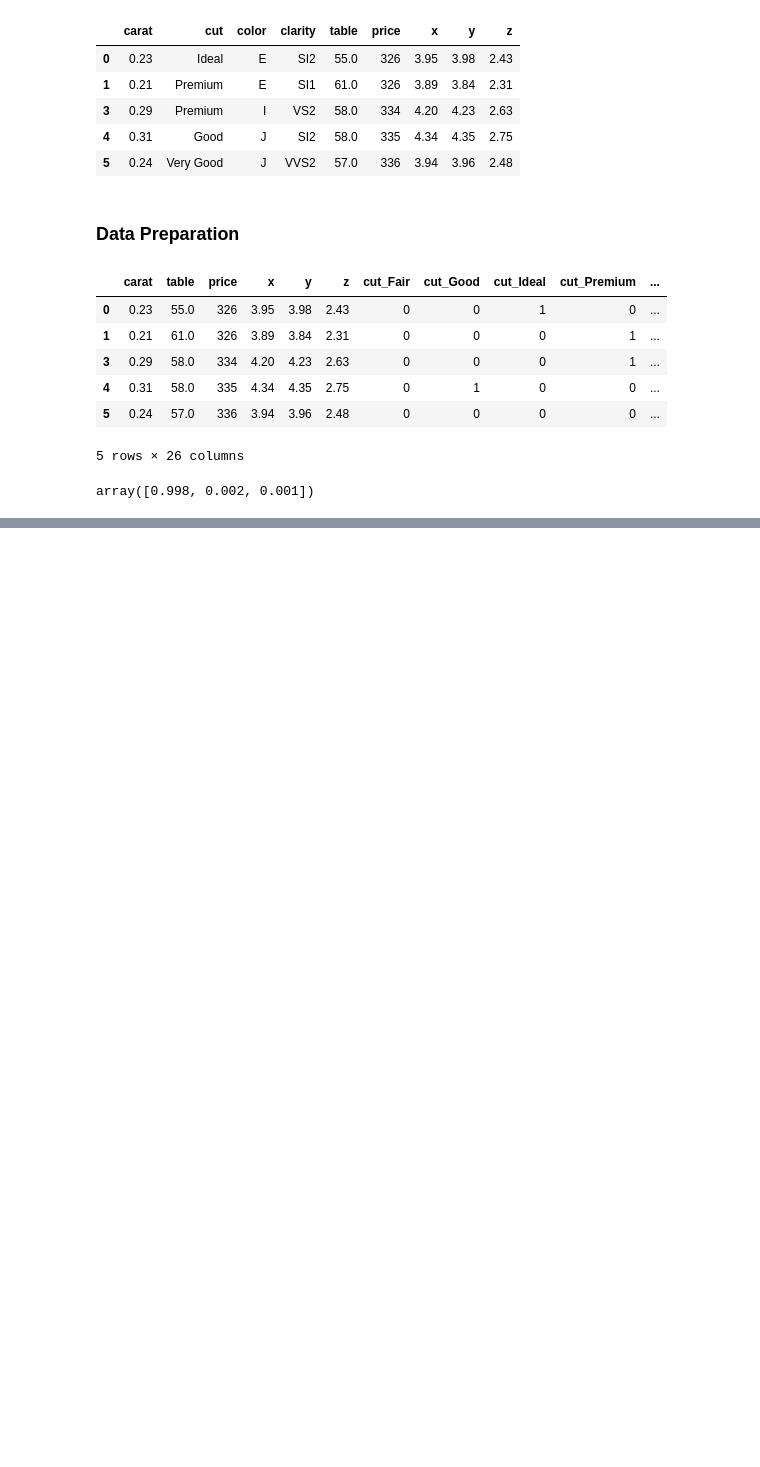
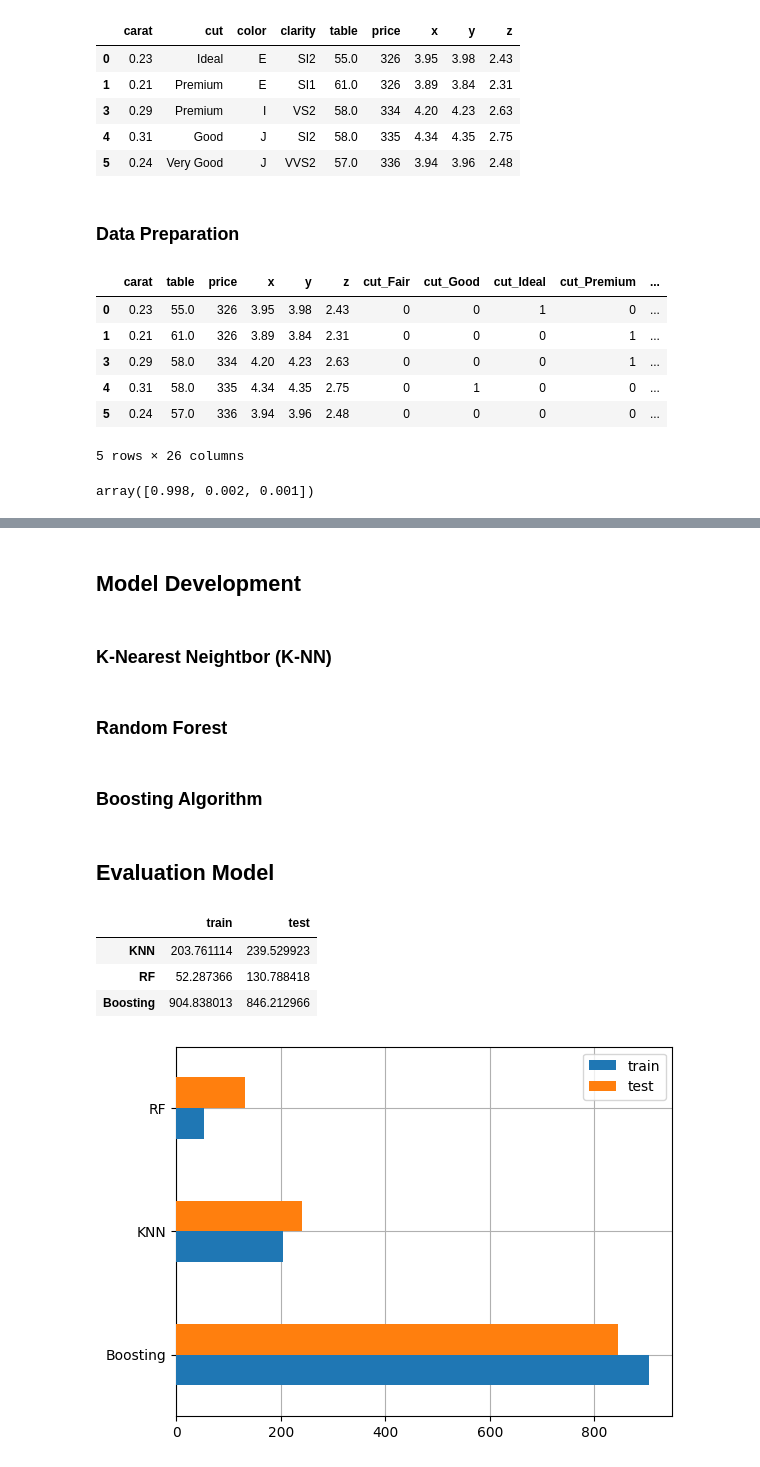
Before and after one commit to SyarifulMsth/coba121, a Jupyter notebook: Predicting_Diamond_Prices.ipynb, the cells around one changed output, grey strips where cells are left out. Drawn from its saved outputs; the diff is of its cells as text; code cells hidden in the pictures; blank space fills up the shorter version.

```diff
--- a/Predicting_Diamond_Prices.ipynb
+++ b/Predicting_Diamond_Prices.ipynb
@@ -361,0 +422,2 @@ array([0.998, 0.002, 0.001])
+# %% [markdown]
+## Model Development
@@ -361,0 +428,2 @@ array([0.998, 0.002, 0.001])
+# %% [markdown]
+### K-Nearest Neightbor (K-NN)
@@ -361,0 +438,51 @@ array([0.998, 0.002, 0.001])
+# %% [markdown]
+### Random Forest
+# %%
+# Bagging atau bootstrap aggregating teknik
+## Impor library yang dibutuhkan
+from sklearn.ensemble import RandomForestRegressor
+
+## buat model prediksi
+RF = RandomForestRegressor(n_estimators=50, max_depth=16, random_state=55, n_jobs=-1)
+RF.fit(X_train, y_train)
+
+models.loc['train_mse','RandomForest'] = mean_squared_error(y_pred=RF.predict(X_train), y_true=y_train)
+# %% [markdown]
+### Boosting Algorithm
+# %%
+# metode adaptive boosting - AdaBoost
+from sklearn.ensemble import AdaBoostRegressor
+
+boosting = AdaBoostRegressor(learning_rate=0.05, random_state=55)
+boosting.fit(X_train, y_train)
+models.loc['train_mse','Boosting'] = mean_squared_error(y_pred=boosting.predict(X_train), y_true=y_train)
+# %% [markdown]
+## Evaluation Model
+# %%
+# Lakukan scaling terhadap fitur numerik pada X_test sehingga memiliki rata-rata=0 dan varians=1
+X_test.loc[:, numerical_features] = scaler.transform(X_test[numerical_features])
+# %%
+# Buat variabel mse yang isinya adalah dataframe nilai mse data train dan test pada masing-masing algoritma
+mse = pd.DataFrame(columns=['train', 'test'], index=['KNN','RF','Boosting'])
+
+# Buat dictionary untuk setiap algoritma yang digunakan
+model_dict = {'KNN': knn, 'RF': RF, 'Boosting': boosting}
+
+# Hitung Mean Squared Error masing-masing algoritma pada data train dan test
+for name, model in model_dict.items():
+    mse.loc[name, 'train'] = mean_squared_error(y_true=y_train, y_pred=model.predict(X_train))/1e3
+    mse.loc[name, 'test'] = mean_squared_error(y_true=y_test, y_pred=model.predict(X_test))/1e3
+
+# Panggil mse
+mse
+# %% [output]
+|  | train | test |
+| KNN | 203.761114 | 239.529923 |
+| RF | 52.287366 | 130.788418 |
+| Boosting | 904.838013 | 846.212966 |
+# %%
+fig, ax = plt.subplots()
+mse.sort_values(by='test', ascending=False).plot(kind='barh', ax=ax, zorder=3)
+ax.grid(zorder=0)
+# %% [output]
+[figure, added]
```
Also changed, not shown: parts of 14 cells of this notebook.
